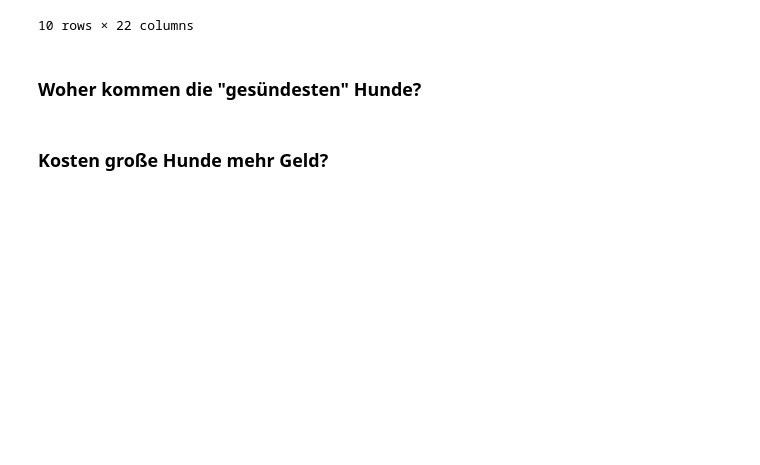
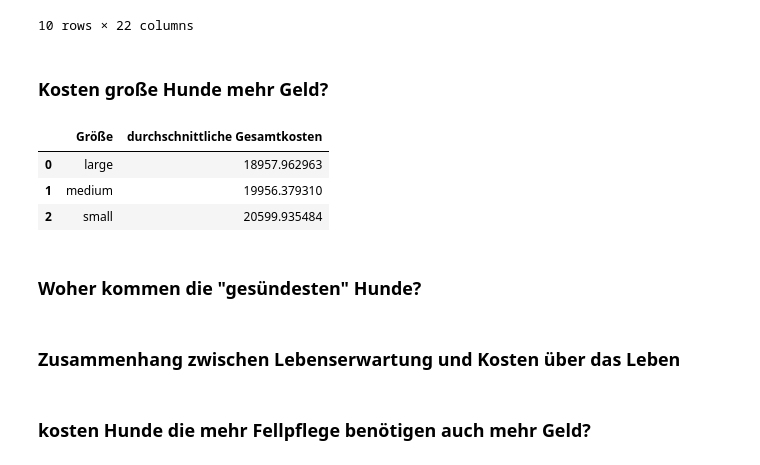
Before and after one commit to PiniPinella/TheDogFiles, a Jupyter notebook: analysis/sarah.ipynb, the cells around one changed output. Drawn from its saved outputs; the diff is of its cells as text; code cells hidden in the pictures; blank space fills up the shorter version.

```diff
--- a/analysis/sarah.ipynb
+++ b/analysis/sarah.ipynb
@@ -372,7 +408,17 @@ fig.update_layout(
 )
 
 fig.show()
-# %% [markdown]
-### Woher kommen die "gesündesten" Hunde?
 # %% [markdown]
 ### Kosten große Hunde mehr Geld?
+# %%
+# durchschnittliche Kosten pro Größe errechnen
+cost_per_size = data.groupby("size.1")["$LIFETIME COST"].mean().reset_index()
+
+cost_per_size.columns = ["Größe", "durchschnittliche Gesamtkosten"]
+
+cost_per_size
+# %% [output]
+|  | Größe | durchschnittliche Gesamtkosten |
+| 0 | large | 18957.962963 |
+| 1 | medium | 19956.379310 |
+| 2 | small | 20599.935484 |
@@ -378,0 +458,6 @@ fig.show()
+# %% [markdown]
+### Woher kommen die "gesündesten" Hunde?
+# %% [markdown]
+### Zusammenhang zwischen Lebenserwartung und Kosten über das Leben
+# %% [markdown]
+### kosten Hunde die mehr Fellpflege benötigen auch mehr Geld?
```
Also changed, not shown: parts of 13 cells of this notebook, 4 other files.
